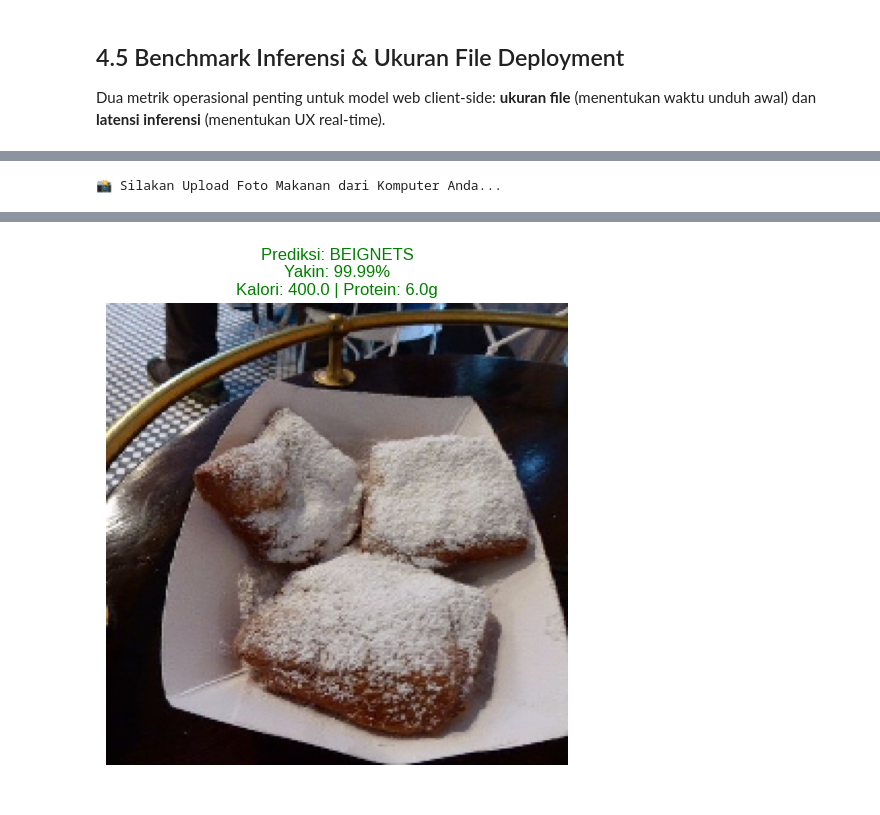
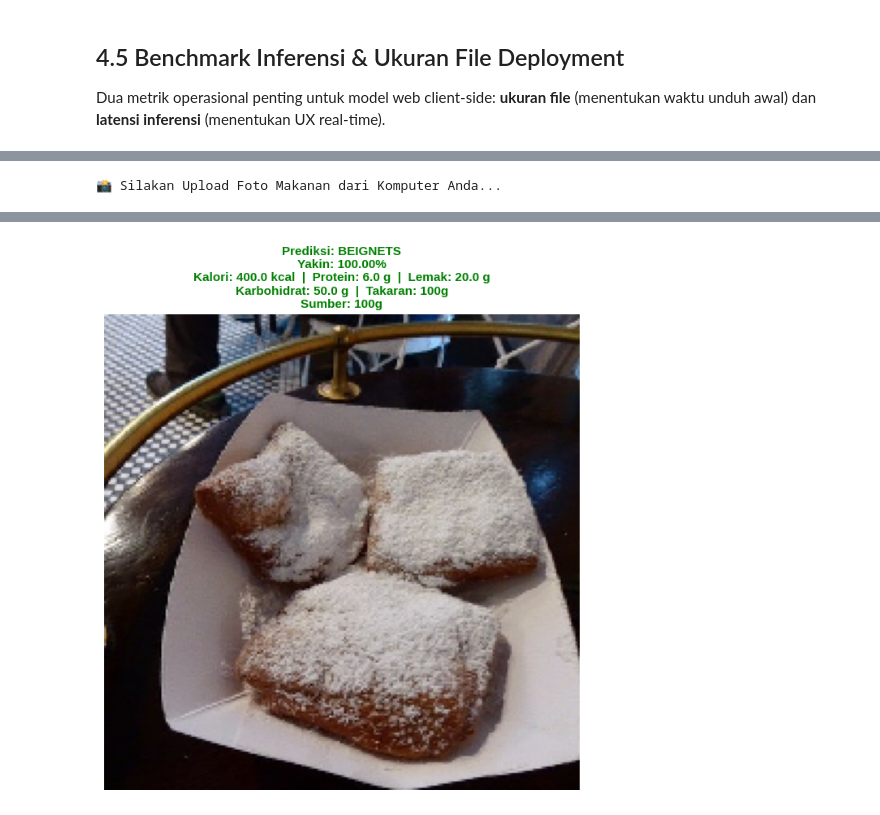
Before and after one commit to yurayle-yue/food-classification-efficientnetv2b0, a Jupyter notebook: Skripsi_Klasifikasi_Citra_Makanan_EfficientNetV2B0_Food101_50E.ipynb, the cells around one changed output, grey strips where cells are left out. Drawn from its saved outputs; the diff is of its cells as text; code cells hidden in the pictures.

```diff
--- a/Skripsi_Klasifikasi_Citra_Makanan_EfficientNetV2B0_Food101_Full.ipynb
+++ b/Skripsi_Klasifikasi_Citra_Makanan_EfficientNetV2B0_Food101_50E.ipynb
@@ -445,14 +445,17 @@ class LearningRateLogger(tf.keras.callbacks.Callback):
         logs['lr'] = float(tf.keras.backend.get_value(lr))
 
 # --- C. Konfigurasi strategi two-stage fine-tuning ---
-STAGE1_EPOCHS = 5        # Transfer learning: backbone frozen, hanya head dilatih
-STAGE2_EPOCHS = 10       # Fine-tuning: backbone di-unfreeze, end-to-end
-TOTAL_EPOCHS  = STAGE1_EPOCHS + STAGE2_EPOCHS
+# Budget dinaikkan dari 15 → 50 epoch agar model tidak underfitting. EarlyStopping pada
+# Stage 2 bertindak sebagai "rem otomatis" — memotong training bila val_accuracy
+# sudah plateau, sehingga risiko overfitting tetap terkendali meski budget besar.
+STAGE1_EPOCHS = 5        # Transfer learning: backbone frozen, hanya head dilatih (warm-up cepat)
+STAGE2_EPOCHS = 45       # Fine-tuning end-to-end: budget besar; EarlyStopping (patience=8) memotong bila val_accuracy plateau
+TOTAL_EPOCHS  = STAGE1_EPOCHS + STAGE2_EPOCHS   # Total 50 epoch (5 + 45)
 
 print(f"🎯 TWO-STAGE FINE-TUNING STRATEGY")
 print(f"   Stage 1 (Frozen)    : {STAGE1_EPOCHS} epoch → head only, LR konstan 1e-3")
-print(f"   Stage 2 (Unfrozen)  : {STAGE2_EPOCHS} epoch → end-to-end, WarmUpCosine (base=1e-4)")
-print(f"   Total               : {TOTAL_EPOCHS} epoch")
+print(f"   Stage 2 (Unfrozen)  : {STAGE2_EPOCHS} epoch → end-to-end, WarmUpCosine (base=1e-4) + EarlyStopping")
+print(f"   Total budget        : {TOTAL_EPOCHS} epoch (EarlyStopping dapat menghentikan lebih awal bila val_accuracy plateau)")
 
 # --- D. Compile Stage 1 — LR konstan, backbone masih frozen (dari Cell 4) ---
 STAGE1_LR = 1e-3
@@ -572,9 +577,13 @@ callbacks_s2 = [
         checkpoint_path, monitor='val_accuracy',
         save_best_only=True, mode='max', verbose=1,
     ),
+    # EarlyStopping: "rem otomatis" untuk budget 45 epoch Stage 2.
+    # patience=8 memberi ruang bagi fluktuasi kecil di akhir cosine decay tanpa membiarkan overfitting.
+    # restore_best_weights=True memastikan bobot final = snapshot val_accuracy tertinggi.
     tf.keras.callbacks.EarlyStopping(
-        monitor='val_accuracy', patience=4,
+        monitor='val_accuracy', patience=8,
         restore_best_weights=True, min_delta=0.001,
+        verbose=1,
     ),
     LearningRateLogger(),
     tf.keras.callbacks.CSVLogger(log_path, append=True),
@@ -1557,6 +1566,12 @@ from google.colab import files
 import tensorflow as tf
 import numpy as np
 import matplotlib.pyplot as plt
+
+def _fmt(val):
+    """Format nilai nutrisi: '-' untuk kosong/None, value apa adanya untuk lainnya."""
+    if val is None or val == "" or val == "-":
+        return "-"
+    return val
 
 def predict_custom_image():
     print("📸 Silakan Upload Foto Makanan dari Komputer Anda...")
@@ -1569,7 +1584,6 @@ def predict_custom_image():
     for fn in uploaded.keys():
         path = fn
         try:
-            # FIX: Pakai tf.keras.utils
             img = tf.keras.utils.load_img(path, target_size=IMG_SIZE)
             x = tf.keras.utils.img_to_array(img)
             x = np.expand_dims(x, axis=0)
@@ -1580,22 +1594,54 @@ def predict_custom_image():
             pred_label = loaded_class_names[pred_idx]
             confidence = np.max(predictions[0]) * 100
 
-            # Ambil Info Nutrisi (Butuh Cell 13 dijalankan dulu)
+            # Ambil seluruh field nutrisi dari nutrition_db
             info = nutrition_db.get(pred_label, {})
+            kalori      = _fmt(info.get('kalori'))
+            protein     = _fmt(info.get('protein'))
+            lemak       = _fmt(info.get('lemak'))
+            karbohidrat = _fmt(info.get('karbohidrat'))
+            takaran     = _fmt(info.get('takaran'))
+            sumber      = _fmt(info.get('sumber_takaran'))
 
-            plt.figure(figsize=(6, 6))
+            # --- Susun title: prediksi + confidence + seluruh info nutrisi ---
+            title_lines = [
+                f"Prediksi: {pred_label.replace('_', ' ').upper()}",
+                f"Yakin: {confidence:.2f}%",
+            ]
+            if info and kalori != "-":
+                title_lines.append(
+                    f"Kalori: {kalori} kcal  |  Protein: {protein} g  |  Lemak: {lemak} g"
+                )
+                title_lines.append(
+                    f"Karbohidrat: {karbohidrat} g  |  Takaran: {takaran}"
+                )
+                title_lines.append(f"Sumber: {sumber}")
+            else:
+                title_lines.append("(Data nutrisi tidak tersedia)")
+
+            plt.figure(figsize=(7, 7))
             plt.imshow(img)
             plt.axis('off')
-
-            title_text = f"Prediksi: {pred_label.replace('_', ' ').upper()}\n"
-            title_text += f"Yakin: {confidence:.2f}%\n"
-            if info.get('kalori') != '-':
-                title_text += f"Kalori: {info.get('kalori')} | Protein: {info.get('protein')}g"
-
-            plt.title(title_text, color='green' if confidence > 70 else 'red')
+            plt.title(
+                "\n".join(title_lines),
+                color='green' if confidence > 70 else 'red',
+                fontsize=11, fontweight='bold'
+            )
+            plt.tight_layout()
             plt.show()
 
-            print(f"✅ File: {fn} -> {pred_label} ({confidence:.2f}%)")
+            # --- Print log nutrisi lengkap ke console ---
+            print(f"\n✅ File: {fn}  →  {pred_label} ({confidence:.2f}%)")
+            if info and kalori != "-":
+                print(f"📊 INFORMASI NUTRISI (per 100g):")
+                print(f"   Kalori        : {kalori} kcal")
+                print(f"   Protein       : {protein} g")
+                print(f"   Lemak         : {lemak} g")
+                print(f"   Karbohidrat   : {karbohidrat} g")
+                print(f"   Takaran       : {takaran}")
+                print(f"   Sumber        : {sumber}")
+            else:
+                print(f"⚠️  Data nutrisi untuk '{pred_label}' tidak tersedia di nutrition_db.")
 
         except Exception as e:
             print(f"❌ Gagal memproses gambar {fn}: {e}")
@@ -1608 +1654 @@ Saving beignets.jpg to beignets (1).jpg
-[figure, old version]
+[figure, new version]
```
Also changed, not shown: parts of 19 cells of this notebook, 4 other files.
